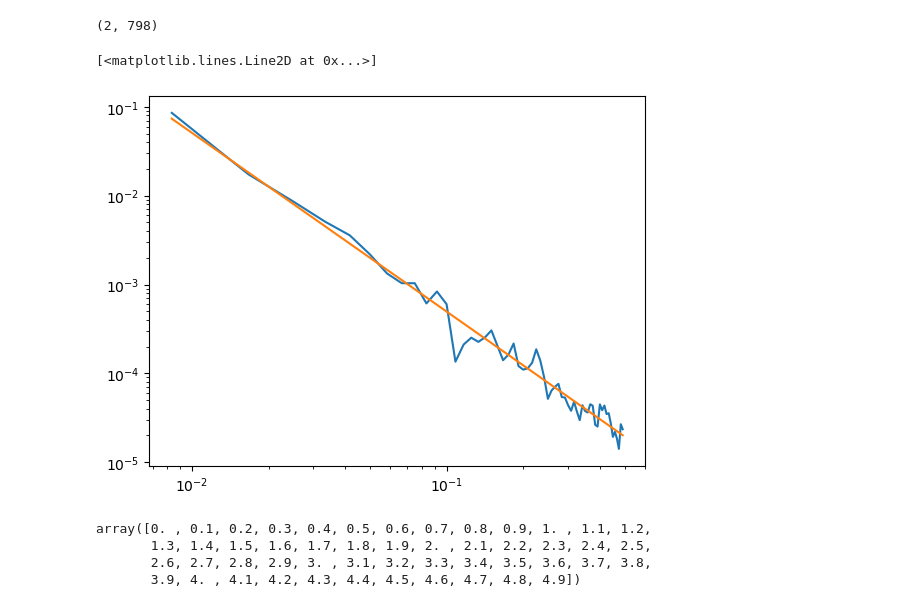
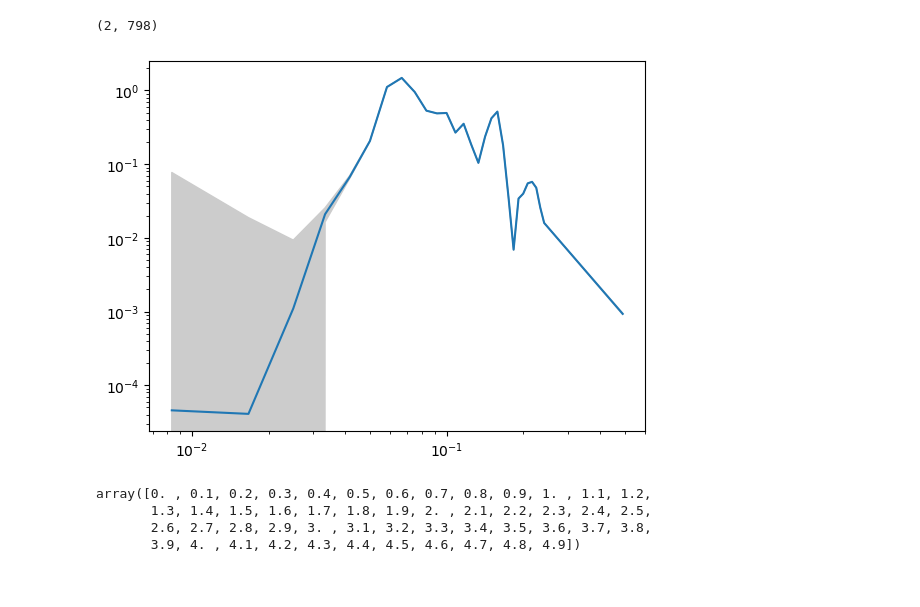
Before and after one commit to jjstadler/EMAPEX_WAVES, a Jupyter notebook: WaveProcessing/Process_LCDRI_1Hz.ipynb, the cells around one changed output. Cells and saved outputs as stored; diff of their text form; code cells hidden in the pictures.

Commit message:
putting some stuff re: measurement error in spectra in the Process script

```diff
--- a/WaveProcessing/Process_LCDRI_1Hz.ipynb
+++ b/WaveProcessing/Process_LCDRI_1Hz.ipynb
@@ -637,33 +637,44 @@ big_list[0].shape
 # %% [output]
 (2, 798)
 # %%
-
+ind = 32
 num_samples = 1000
 rand_samples = 1*np.random.normal(loc = 0, scale = .01, size = num_samples)
 
 
 [u, z]=reshape_u(rand_samples, np.ones(1000), 120, 60, 1)
 
 [UUwindow_blah, fwindow] = make_vel_spectrum(u, 1)
 #Plot spectra of u_noise
 #plt.plot(rand_samples)
 
 
 UU_blah = UUwindow_blah/(int(60)*fs)
 Exx_blah = UU_blah[:,1:]/ (np.square((2*np.pi*fwindow[1:])))
 
 #plt.loglog(fwindow[1:], np.nanmean(Exx_blah, axis=0))
 fit = np.polyfit(np.log(fwindow[1:]), np.log(np.nanmean(Exx_blah, axis=0)), 1)
 p = np.poly1d(fit)
 
-plt.loglog(fwindow[1:], np.nanmean(Exx_blah, axis=0))
-plt.loglog(fwindow[1:], np.e**p(np.log(fwindow[1:])))
+#plt.loglog(fwindow[1:], np.nanmean(Exx_blah, axis=0))
+#plt.loglog(fwindow[1:], np.e**p(np.log(fwindow[1:])))
+
+error_sig = np.e**p(np.log(fwindow[1:]))
+
+plt.plot(fwindow[1:], spec_store_sorted_new_corr[ind, :], label="EM-APEX corrected")
+plt.fill_between(fwindow[1:],spec_store_sorted_new_corr[ind, :]-error_sig,spec_store_sorted_new_corr[ind, :]+error_sig,color='0.8')
+plt.yscale('log')
+plt.xscale('log')
+
+
+
+
+
 #plt.plot(np.log(fwindow[1:]), np.log(np.nanmean(Exx_blah, axis=0))-p(np.log(fwindow[1:])))
 #Do ensemble mean and then get PSD
  #UU = np.nanmean(np.nanmean(UUwindow, axis=1), axis=0)/(int(w/2)*fs)
 # %% [output]
-[<matplotlib.lines.Line2D at 0x...>]
-[figure, old version]
+[figure, new version]
 # %%
 np.arange(0, 5, 0.1)
 # %% [output]
```
Also changed, not shown: parts of 4 cells of this notebook.
